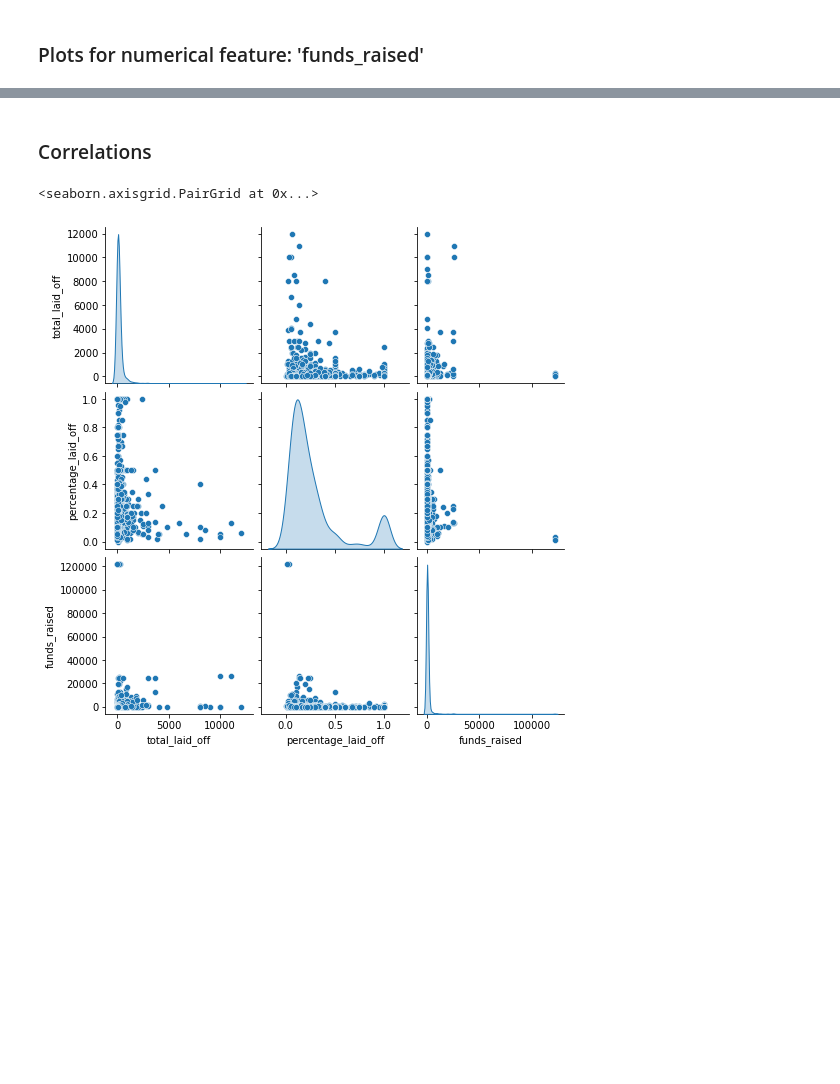
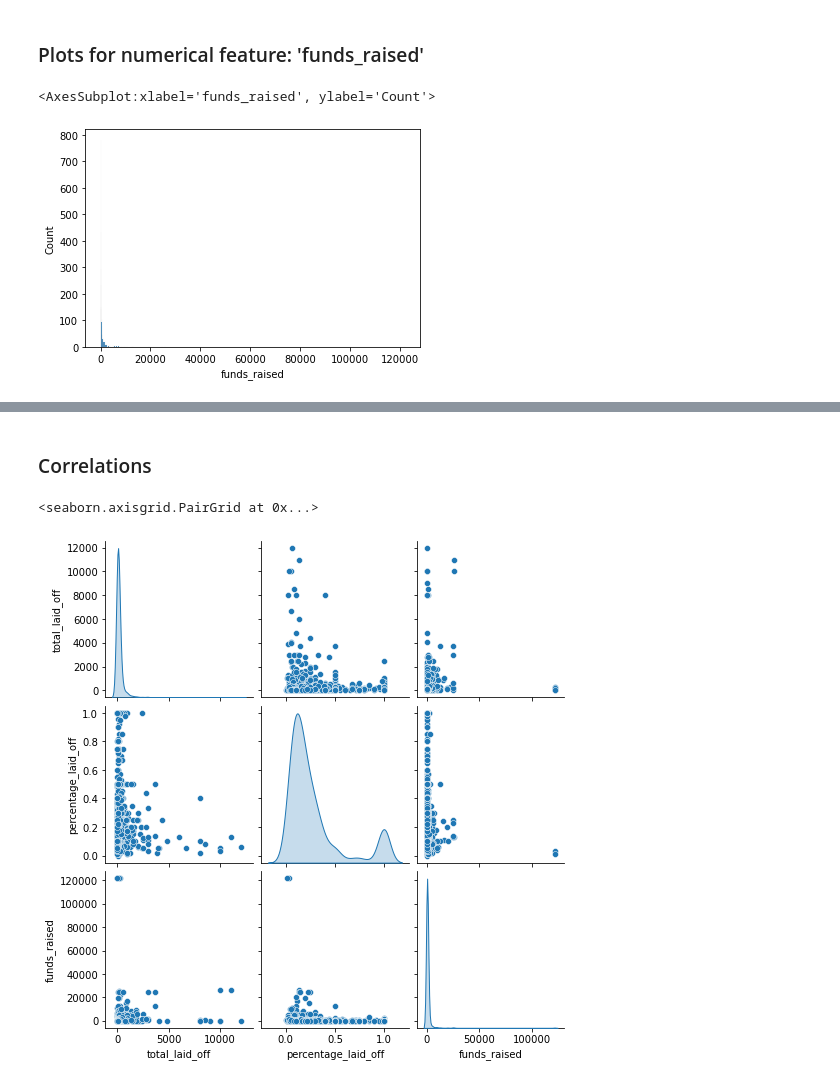
Before and after one commit to GilenW/CSE151A_FINAL_PROJECT, a Jupyter notebook: final_project.ipynb, the cells around one changed output, grey strips where cells are left out. Cells and saved outputs as stored; diff of their text form; code cells hidden in the pictures; blank space fills up the shorter version.

```diff
--- a/final_project.ipynb
+++ b/final_project.ipynb
@@ -93,4 +141,7 @@ sns.histplot(layoffdf['percentage_laid_off'])
 # %% [markdown]
 ### Plots for numerical feature: 'funds_raised'
 # %%
-# sns.histplot(layoffdf['funds_raised'],log_scale=True)
+sns.histplot(layoffdf['funds_raised'])
+# %% [output]
+<AxesSubplot:xlabel='funds_raised', ylabel='Count'>
+[figure, added]
```
Also changed, not shown: parts of 8 cells of this notebook, 1 other file.
